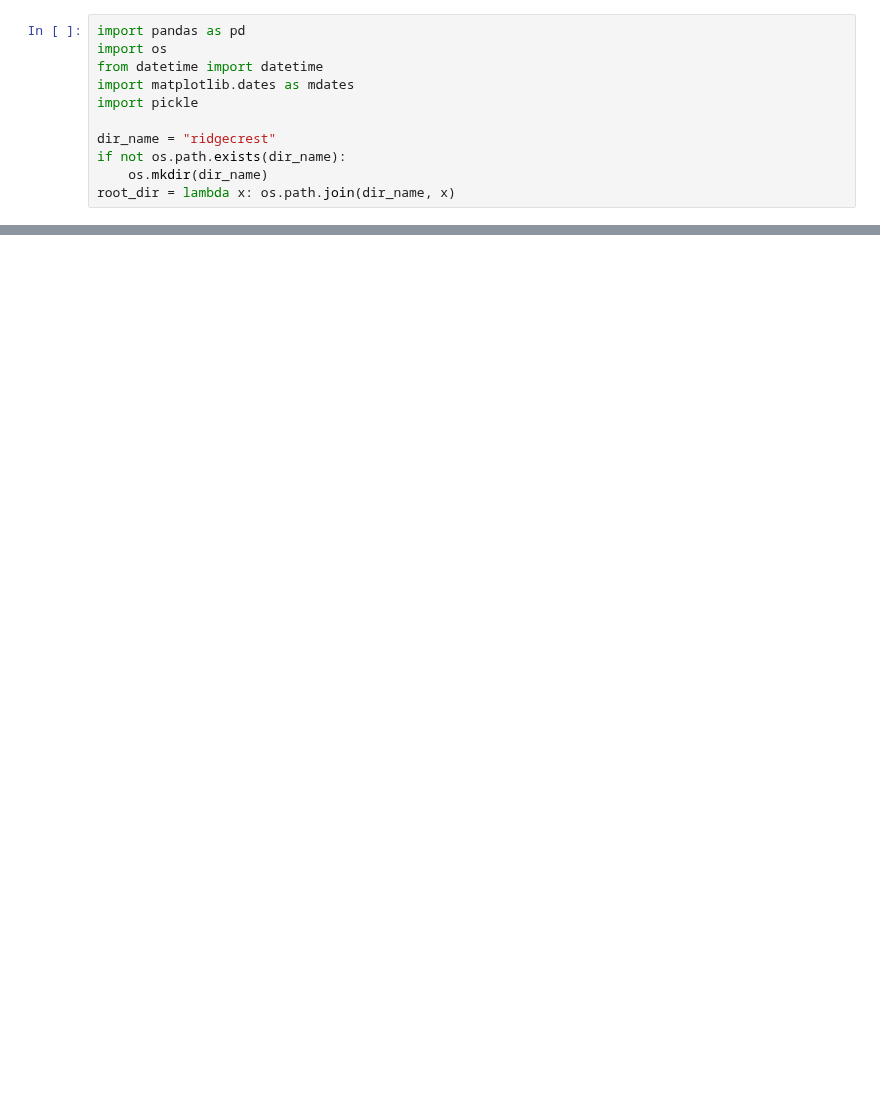
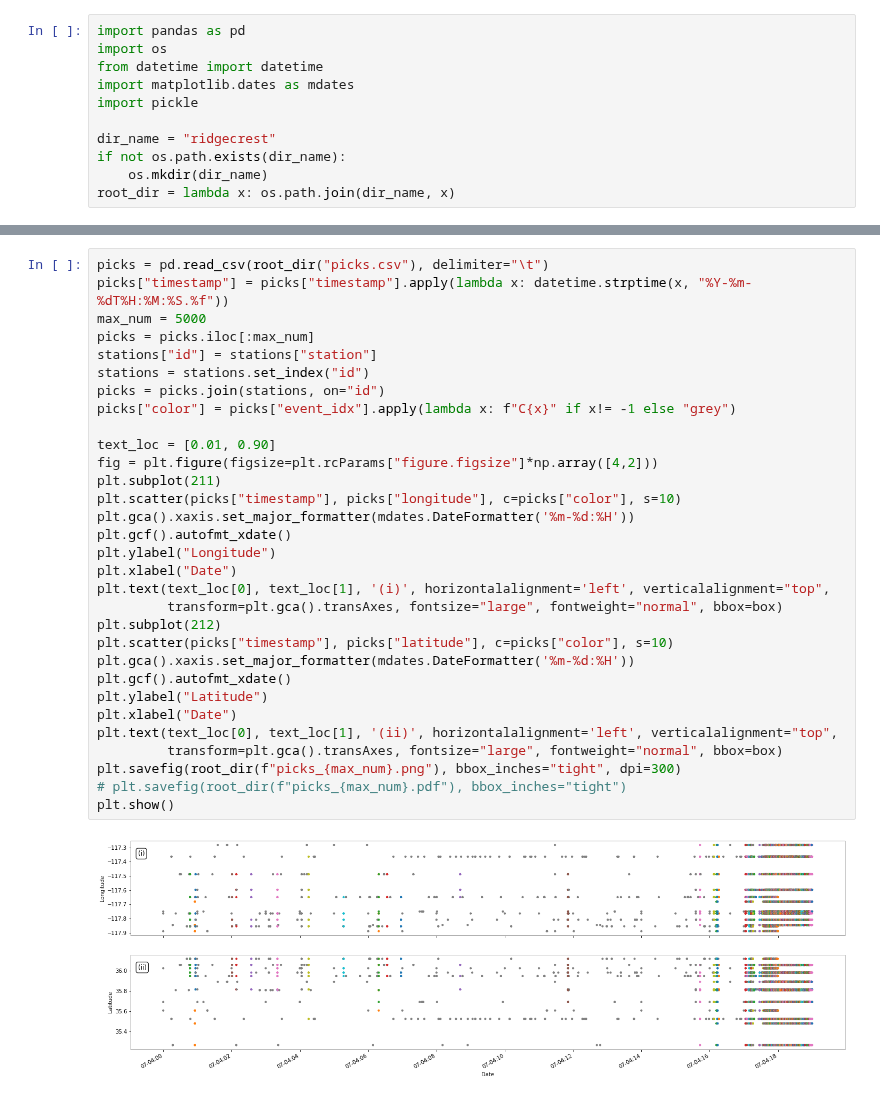
Before and after one commit to Cuda-Chen/QuakeFlow, a Jupyter notebook: notebooks/plot_catalog.ipynb, the cells around one changed output, grey strips where cells are left out. Saved outputs shown, nothing was run; the diff lists cells and outputs as text; blank space fills up the shorter version.

```diff
--- a/notebooks/plot_catalog.ipynb
+++ b/notebooks/plot_catalog.ipynb
@@ -166,0 +167,33 @@ plt.savefig(root_dir("covariance.pdf"), bbox_inches="tight")
+# %%
+picks = pd.read_csv(root_dir("picks.csv"), delimiter="\t")
+picks["timestamp"] = picks["timestamp"].apply(lambda x: datetime.strptime(x, "%Y-%m-%dT%H:%M:%S.%f"))
+max_num = 5000
+picks = picks.iloc[:max_num]
+stations["id"] = stations["station"]
+stations = stations.set_index("id")
+picks = picks.join(stations, on="id")
+picks["color"] = picks["event_idx"].apply(lambda x: f"C{x}" if x!= -1 else "grey")
+
+text_loc = [0.01, 0.90]
+fig = plt.figure(figsize=plt.rcParams["figure.figsize"]*np.array([4,2]))
+plt.subplot(211)
+plt.scatter(picks["timestamp"], picks["longitude"], c=picks["color"], s=10)
+plt.gca().xaxis.set_major_formatter(mdates.DateFormatter('%m-%d:%H'))
+plt.gcf().autofmt_xdate()
+plt.ylabel("Longitude")
+plt.xlabel("Date")
+plt.text(text_loc[0], text_loc[1], '(i)', horizontalalignment='left', verticalalignment="top",
+         transform=plt.gca().transAxes, fontsize="large", fontweight="normal", bbox=box)
+plt.subplot(212)
+plt.scatter(picks["timestamp"], picks["latitude"], c=picks["color"], s=10)
+plt.gca().xaxis.set_major_formatter(mdates.DateFormatter('%m-%d:%H'))
+plt.gcf().autofmt_xdate()
+plt.ylabel("Latitude")
+plt.xlabel("Date")
+plt.text(text_loc[0], text_loc[1], '(ii)', horizontalalignment='left', verticalalignment="top",
+         transform=plt.gca().transAxes, fontsize="large", fontweight="normal", bbox=box)
+plt.savefig(root_dir(f"picks_{max_num}.png"), bbox_inches="tight", dpi=300)
+# plt.savefig(root_dir(f"picks_{max_num}.pdf"), bbox_inches="tight")
+plt.show()
+# %% [output]
+[figure, added]
```
Also changed, not shown: parts of 5 cells of this notebook, 1 other file.
